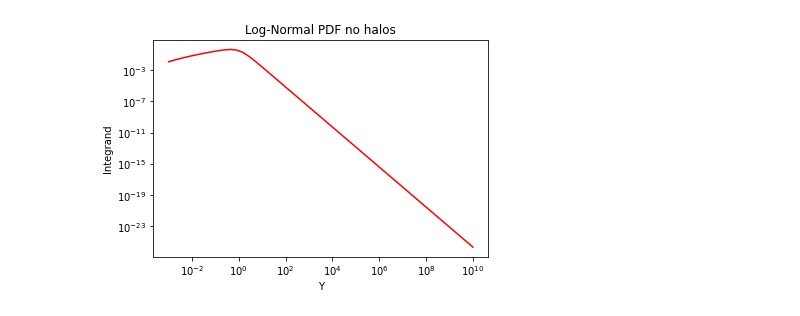
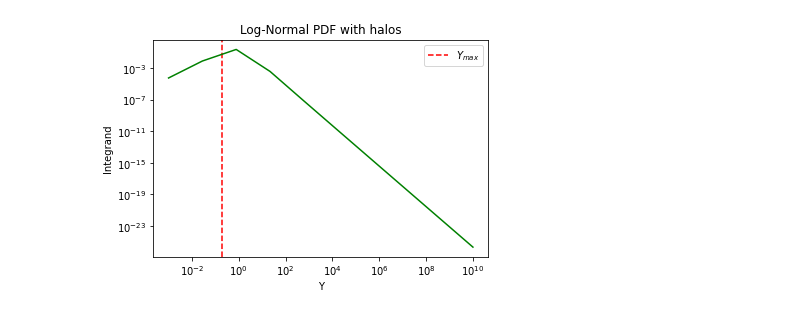
Before and after one commit to pratibhajangra591/Ifca-github, a Jupyter notebook: X_,max.ipynb, the cells around one changed output. Drawn from its saved outputs; the diff is of its cells as text; code cells hidden in the pictures.

```diff
--- a/X_,max.ipynb
+++ b/X_,max.ipynb
@@ -31,7 +31,7 @@ y_2=math.log(m_2)
 dy=(y_2-y_1)
 
 
-y_list=np.zeros(50)
+y_list=np.zeros(10)
 
 for i in range(len(y_list)):
     y_list[i]= (y_1+(i*dy))
@@ -56,3 +56,6 @@ m_2_list=[int(M_2) for M_2 in M_2_list]
 for i, y in enumerate(y_list):
     Δ_1_list[i] = math.exp(y + 0.5*dy)-math.exp(y - 0.5*dy)
     Δ_2_list[i] = math.exp(y + 0.5*dy)-math.exp(y - 0.5*dy)
+
+print("m_1=",m_1_list)
+print("Δ_1", Δ_1_list)
@@ -195,17 +142,31 @@ f2 = np.vectorize(integrand)
 # %%
-Y = np.geomspace(1e-3, Y_max_list[-1],len(m_1_list))
+Y = np.geomspace(1e-3,1e10,len(m_1_list))
 
 Y_list = Y.tolist()
 
 
+f_pbh = 3.7e-3
+f = 0.85*f_pbh
+
+def P(m):               #Log-Normal PBH mass Distribution
+    σ=0.6
+    m_c=15               #in units of M☉
+    return  np.exp(-((np.log(m/m_c))**2)/(2*(σ**2)))/(σ*m*np.sqrt(2*π))
+
+
 
 integrand_list=np.zeros(len(Y_list))
+
 for i, (m_1,m_2,Δ_1,Δ_2,Y) in enumerate(zip(m_1_list, m_2_list, Δ_1_list, Δ_2_list,Y_list)):
     integrand_list[i] = f2(m_1,m_2,Δ_1,Δ_2,Y)
 
-plt.loglog(Y_list,integrand_list,'r')
+
+plt.axvline(x = Y_max(m_1_list[9],m_2_list[9],Δ_1_list[9],Δ_2_list[9]), color='r', linestyle='--')
+plt.loglog(Y_list,integrand_list,'g')
+
 plt.xlabel('Y')
 plt.ylabel('Integrand')
+plt.legend(["$Y_{max}$"])
 plt.title('Log-Normal PDF no halos')
 plt.show()
 # %% [output]
@@ -213,18 +290,32 @@ plt.show()
 # %%
-Y = np.geomspace(1e-3, 1e10,len(m_1_list))
+Y = np.geomspace(1e-3,1e10,len(m_1_list))
 
 Y_list = Y.tolist()
 
 
+f_pbh = 3.7e-3
+f = 0.85*f_pbh
+
+def P(m):               #Log-Normal PBH mass Distribution
+    σ=0.6
+    m_c=15               #in units of M☉
+    return  np.exp(-((np.log(m/m_c))**2)/(2*(σ**2)))/(σ*m*np.sqrt(2*π))
+
+
 
 integrand_list=np.zeros(len(Y_list))
+
 for i, (m_1,m_2,Δ_1,Δ_2,Y) in enumerate(zip(m_1_list, m_2_list, Δ_1_list, Δ_2_list,Y_list)):
-    integrand_list[i]=f2(m_1,m_2,Δ_1,Δ_2,Y)
+    integrand_list[i] = g2(m_1,m_2,Δ_1,Δ_2,Y)
 
-plt.loglog(Y_list,integrand_list,'r')
+
+plt.axvline(x = Y_max(m_1_list[9],m_2_list[9],Δ_1_list[9],Δ_2_list[9]), color='r', linestyle='--')
+plt.loglog(Y_list,integrand_list,'g')
+
 plt.xlabel('Y')
 plt.ylabel('Integrand')
-plt.title('Log-Normal PDF no halos')
+plt.title('Log-Normal PDF with halos')
+plt.legend(["$Y_{max}$"])
 plt.show()
 # %% [output]
-[figure, old version]
+[figure, new version]
```
Also changed, not shown: parts of 6 cells of this notebook.
